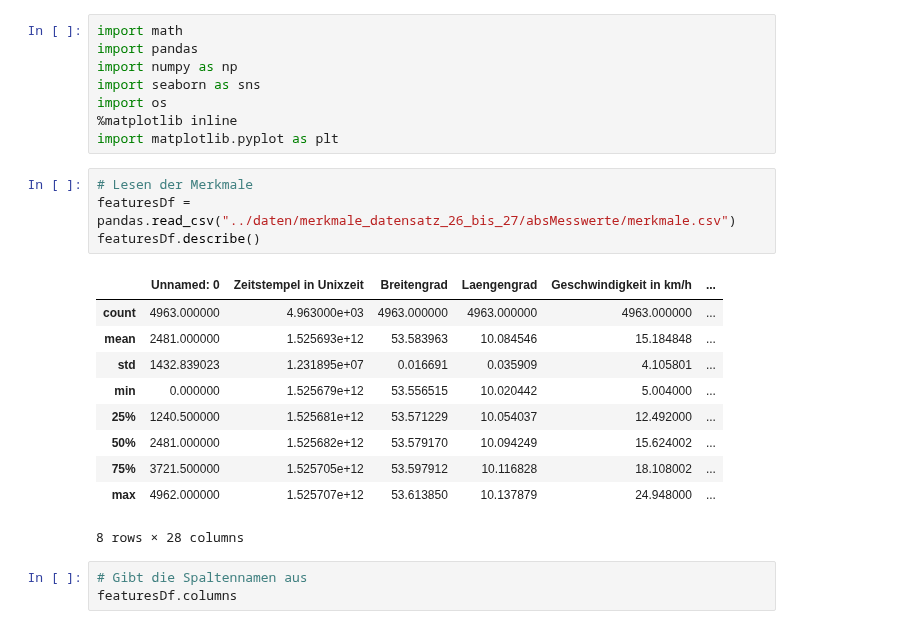
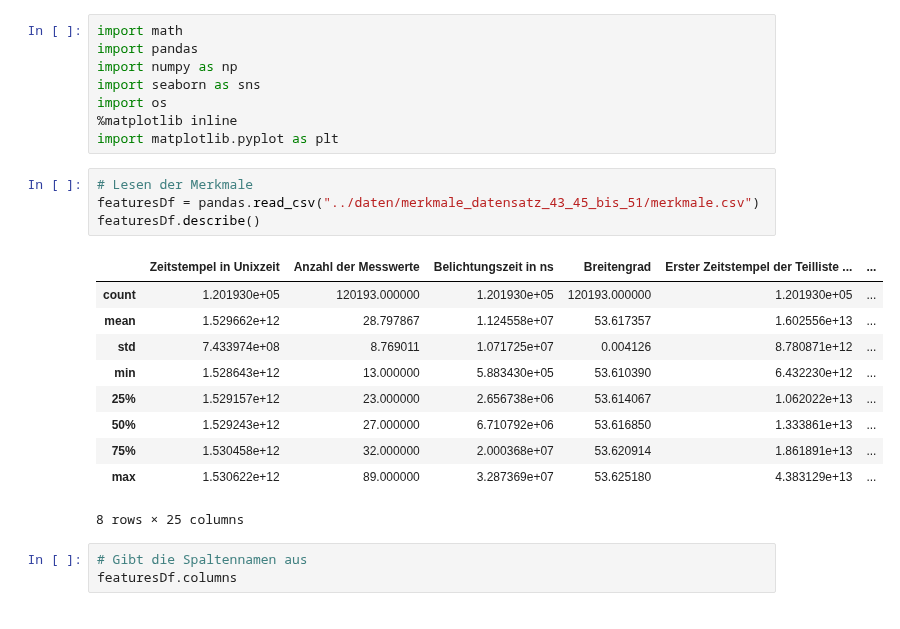
Before and after one commit to SandGreif/FahrradwegeKlassifizierung, a Jupyter notebook: datenvisualisierung/featureCorrelations.ipynb, the cells around one changed output. Drawn from its saved outputs; the diff is of its cells as text.

```diff
--- a/datenvisualisierung/featureCorrelations.ipynb
+++ b/datenvisualisierung/featureCorrelations.ipynb
@@ -15,19 +15,19 @@ import os
 import matplotlib.pyplot as plt
 # %%
 # Lesen der Merkmale
-featuresDf = pandas.read_csv("../daten/merkmale_datensatz_26_bis_27/absMesswerte/merkmale.csv")
+featuresDf = pandas.read_csv("../daten/merkmale_datensatz_43_45_bis_51/merkmale.csv")
 featuresDf.describe()
 # %% [output]
-|  | Unnamed: 0 | Zeitstempel in Unixzeit | Breitengrad | Laengengrad | Geschwindigkeit in km/h | ... |
-| count | 4963.000000 | 4.963000e+03 | 4963.000000 | 4963.000000 | 4963.000000 | ... |
-| mean | 2481.000000 | 1.525693e+12 | 53.583963 | 10.084546 | 15.184848 | ... |
-| std | 1432.839023 | 1.231895e+07 | 0.016691 | 0.035909 | 4.105801 | ... |
-| min | 0.000000 | 1.525679e+12 | 53.556515 | 10.020442 | 5.004000 | ... |
-| 25% | 1240.500000 | 1.525681e+12 | 53.571229 | 10.054037 | 12.492000 | ... |
-| 50% | 2481.000000 | 1.525682e+12 | 53.579170 | 10.094249 | 15.624002 | ... |
-| 75% | 3721.500000 | 1.525705e+12 | 53.597912 | 10.116828 | 18.108002 | ... |
-| max | 4962.000000 | 1.525707e+12 | 53.613850 | 10.137879 | 24.948000 | ... |
+|  | Zeitstempel in Unixzeit | Anzahl der Messwerte | Belichtungszeit in ns | Breitengrad | Erster Zeitstempel der Teilliste ... | ... |
+| count | 1.201930e+05 | 120193.000000 | 1.201930e+05 | 120193.000000 | 1.201930e+05 | ... |
+| mean | 1.529662e+12 | 28.797867 | 1.124558e+07 | 53.617357 | 1.602556e+13 | ... |
+| std | 7.433974e+08 | 8.769011 | 1.071725e+07 | 0.004126 | 8.780871e+12 | ... |
+| min | 1.528643e+12 | 13.000000 | 5.883430e+05 | 53.610390 | 6.432230e+12 | ... |
+| 25% | 1.529157e+12 | 23.000000 | 2.656738e+06 | 53.614067 | 1.062022e+13 | ... |
+| 50% | 1.529243e+12 | 27.000000 | 6.710792e+06 | 53.616850 | 1.333861e+13 | ... |
+| 75% | 1.530458e+12 | 32.000000 | 2.000368e+07 | 53.620914 | 1.861891e+13 | ... |
+| max | 1.530622e+12 | 89.000000 | 3.287369e+07 | 53.625180 | 4.383129e+13 | ... |
-8 rows × 28 columns
+8 rows × 25 columns
 # %%
 # Gibt die Spaltennamen aus
 featuresDf.columns
```
Also changed, not shown: parts of 3 cells of this notebook, 9 other files.
